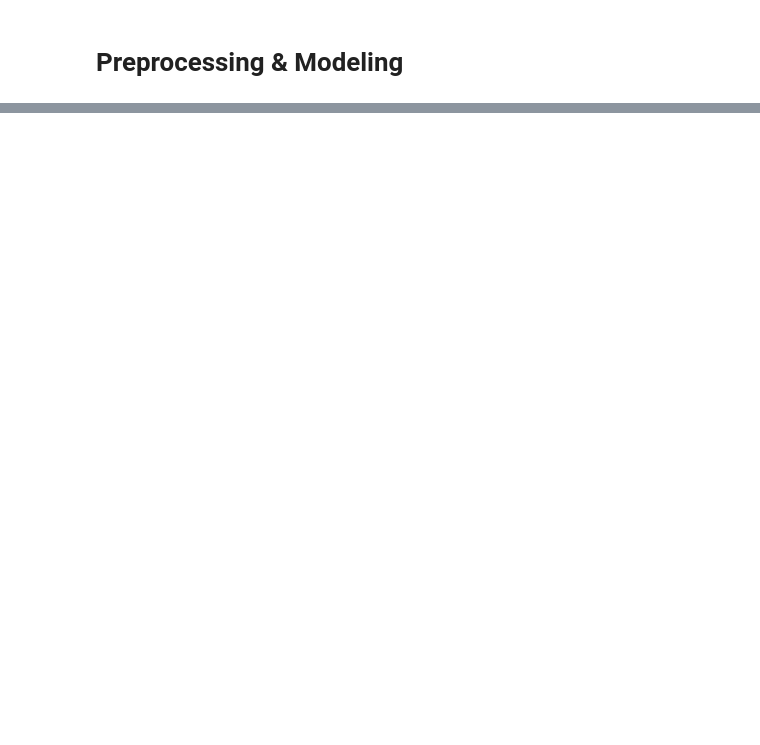
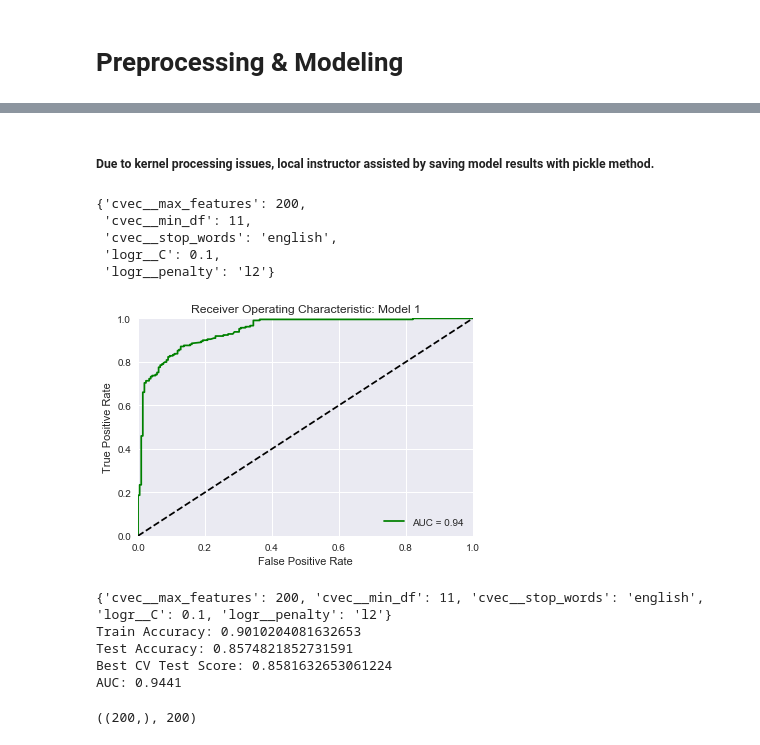
Before and after one commit to amanda-jo/General-Assembly-Projects, a Jupyter notebook: 03_Preprocessing_&_Modeling.ipynb, the cells around one changed output, grey strips where cells are left out. Cells and saved outputs as stored; diff of their text form; code cells hidden in the pictures; blank space fills up the shorter version.

```diff
--- a/03_Preprocessing_&_Modeling.ipynb
+++ b/03_Preprocessing_&_Modeling.ipynb
@@ -7,0 +26,2 @@ import pandas as pd
+# %%
+df = pd.read_csv('./datasets/lyft_uber_all.csv')
@@ -7,0 +64,15 @@ import pandas as pd
+# %%
+pipe = Pipeline([
+    ('cvec', CountVectorizer()),
+    ('logr', LogisticRegression())])
+
+params = {
+    'cvec__stop_words': [None, 'english'],
+    'cvec__min_df' : [2, 11, 22, 54],
+    'cvec__max_features' : [None, 700, 500, 200, 20],
+    'logr__penalty': ['l1', 'l2'],
+    'logr__C': [0.1, 0.4, 0.7, 1.0]}
+
+
+model_1 = GridSearchCVProgressBar(pipe, params, cv = 3)
+model_1.fit(X_train, y_train)
@@ -7,0 +93,22 @@ import pandas as pd
+# %% [markdown]
+##### Due to kernel processing issues, local instructor assisted by saving model results with pickle method.
+# %%
+import pickle
+
+with open('./datasets/model_1.pkl', 'wb') as f:
+    pickle.dump(model_1, f)
+
+# with open('./model_1.pkl', 'wb') as f:
+#     pickle.dump(model_1, f)
+# %%
+import pickle
+with open('./datasets/model_1.pkl', 'rb') as f:
+    model_1 = pickle.load(f)
+# %%
+model_1.best_params_
+# %% [output]
+{'cvec__max_features': 200,
+ 'cvec__min_df': 11,
+ 'cvec__stop_words': 'english',
+ 'logr__C': 0.1,
+ 'logr__penalty': 'l2'}
@@ -7,0 +117,30 @@ import pandas as pd
+# %%
+# calculate fpr & tpr / graph roc curve
+probs = model_1.predict_proba(X_test)
+preds = probs[:,1]
+fpr, tpr, threshold = metrics.roc_curve(y_test, preds)
+roc_auc = metrics.auc(fpr, tpr)
+
+plt.title('Receiver Operating Characteristic: Model 1')
+plt.plot(fpr, tpr, 'green', label = 'AUC = %0.2f' % roc_auc)
+plt.legend(loc = 'lower right')
+plt.plot([0, 1], [0, 1],'k--')
+plt.xlim([0, 1])
+plt.ylim([0, 1])
+plt.ylabel('True Positive Rate')
+plt.xlabel('False Positive Rate')
+plt.show()
+# %% [output]
+[figure, added]
+# %%
+print(model_1.best_params_)
+print('Train Accuracy:', model_1.score(X_train, y_train))
+print('Test Accuracy:', model_1.score(X_test, y_test))
+print('Best CV Test Score:', model_1.best_score_)
+print('AUC:', round(roc_auc, 4))
+# %% [output]
+{'cvec__max_features': 200, 'cvec__min_df': 11, 'cvec__stop_words': 'english', 'logr__C': 0.1, 'logr__penalty': 'l2'}
+Train Accuracy: 0.9010204081632653
+Test Accuracy: 0.8574821852731591
+Best CV Test Score: 0.8581632653061224
+AUC: 0.9441
@@ -7,0 +151,4 @@ import pandas as pd
+# %%
+model_coef[0].shape, len(model_feats)
+# %% [output]
+((200,), 200)
```
Also changed, not shown: parts of 79 cells of this notebook, 9 other files.
